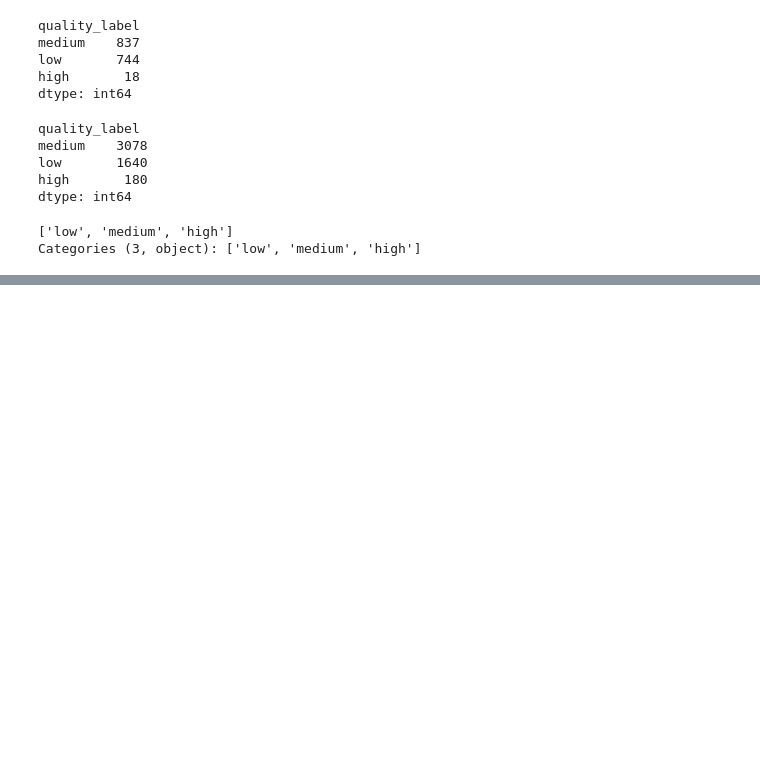
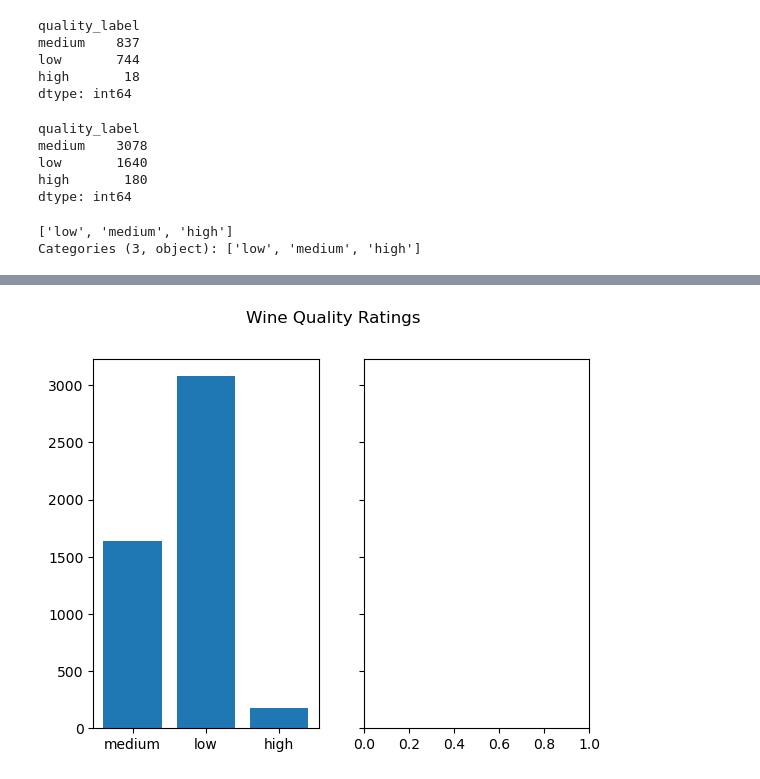
Before and after one commit to cdb8675309/Sprint-1-Nicer, a Jupyter notebook: P2_Sprint1_nicer.ipynb, the cells around one changed output, grey strips where cells are left out. Cells and saved outputs as stored; diff of their text form; code cells hidden in the pictures; blank space fills up the shorter version.

```diff
--- a/P2_Sprint1_nicer.ipynb
+++ b/P2_Sprint1_nicer.ipynb
@@ -296,0 +327,9 @@ Categories (3, object): ['low', 'medium', 'high']
+# %%
+fig, (ax1, ax2) = plt.subplots(1, 2,  sharey=True)
+
+fig.suptitle('Wine Quality Ratings')
+ax1.bar(white_wine['quality_label'].sort_index().unique(), white_wine['quality_label'].value_counts(sort=False), )
+
+plt.show()
+# %% [output]
+[figure, added]
```
Also changed, not shown: parts of 4 cells of this notebook.
